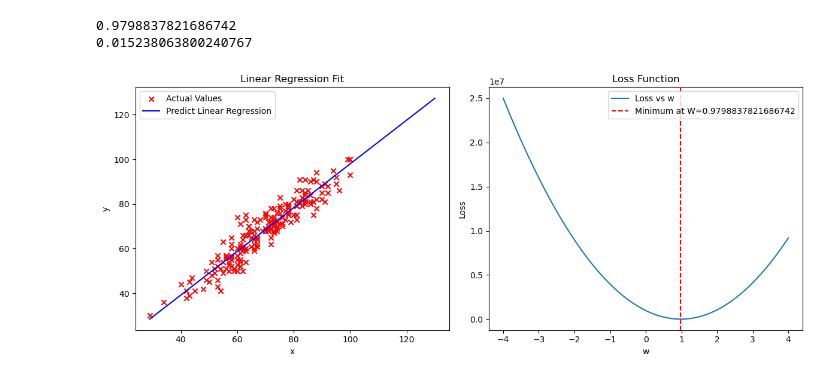
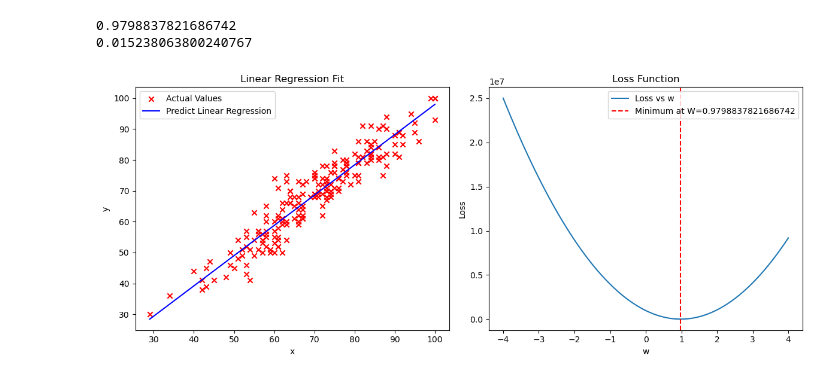
Before and after one commit to HuyinCP/Customize-ML-Models, a Jupyter notebook: gradient_descent.ipynb, the cells around one changed output. Saved outputs shown, nothing was run; the diff lists cells and outputs as text; code cells hidden in the pictures.

```diff
--- a/gradient_descent.ipynb
+++ b/gradient_descent.ipynb
@@ -115,28 +115,28 @@ print(b_final)
 # %%
 fig, (ax1, ax2) = plt.subplots(1, 2, figsize=(12, 5))
 
 x_plot = np.ravel(x_train)
 y_plot = np.ravel(y_train)
 
 ax1.scatter(x_plot, y_plot, marker='x', c='r', label='Actual Values')
-x_line = np.linspace(np.min(x_plot), np.max(x_plot) + 30, 100)
+x_line = np.linspace(np.min(x_plot), np.max(x_plot), 100)
 y_line = w_final * x_line + b_final
 ax1.plot(x_line, y_line, color='blue', label='Predict Linear Regression')
 ax1.set_xlabel('x')
 ax1.set_ylabel('y')
 ax1.legend()
 ax1.set_title('Linear Regression Fit')
 
 
 w_values = np.linspace(-4, 4, 100)
 loss_values = [compute_loss_value(x_plot, y_plot, w) for w in w_values]
 ax2.plot(w_values, loss_values, label='Loss vs w')
 ax2.axvline(w_final, color='red', linestyle='--', label=f'Minimum at W={w_final}')
 ax2.set_xlabel('w')
 ax2.set_ylabel('Loss')
 ax2.legend()
 ax2.set_title('Loss Function')
 
 plt.tight_layout()
 # %% [output]
-[figure, old version]
+[figure, new version]
```
Also changed, not shown: 1 other file.
